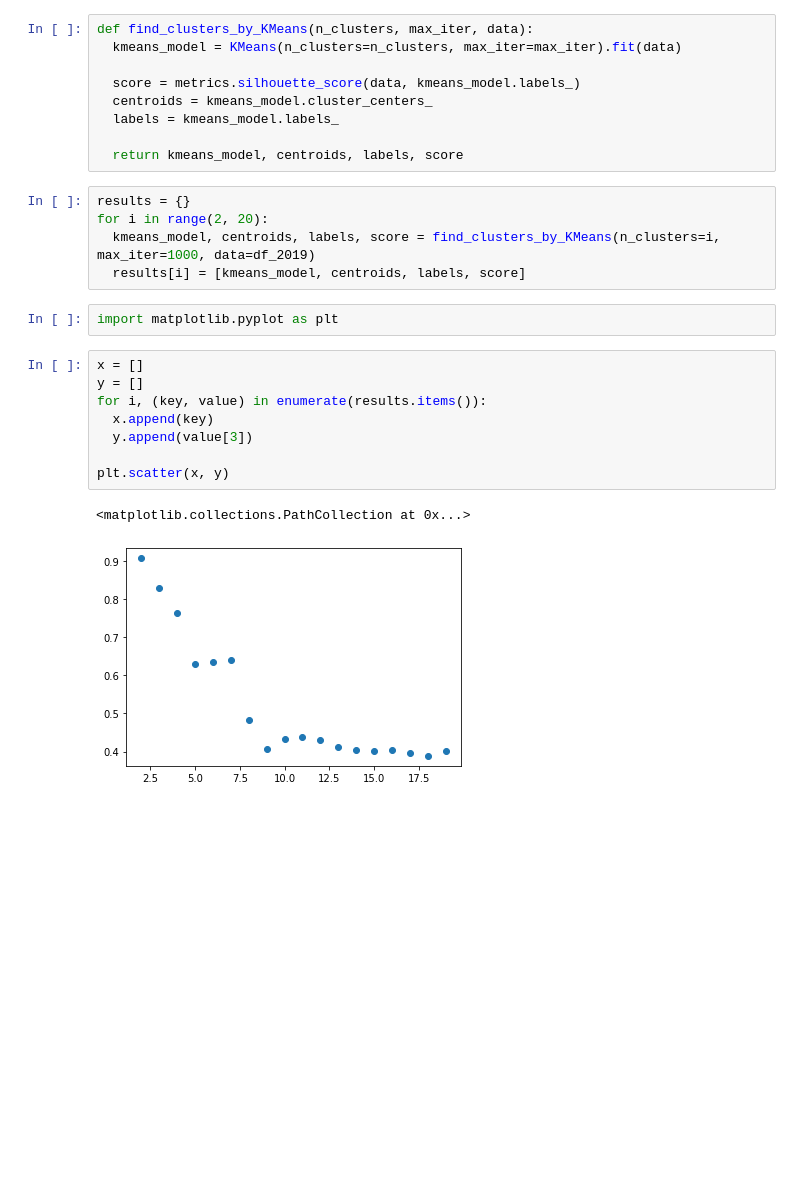
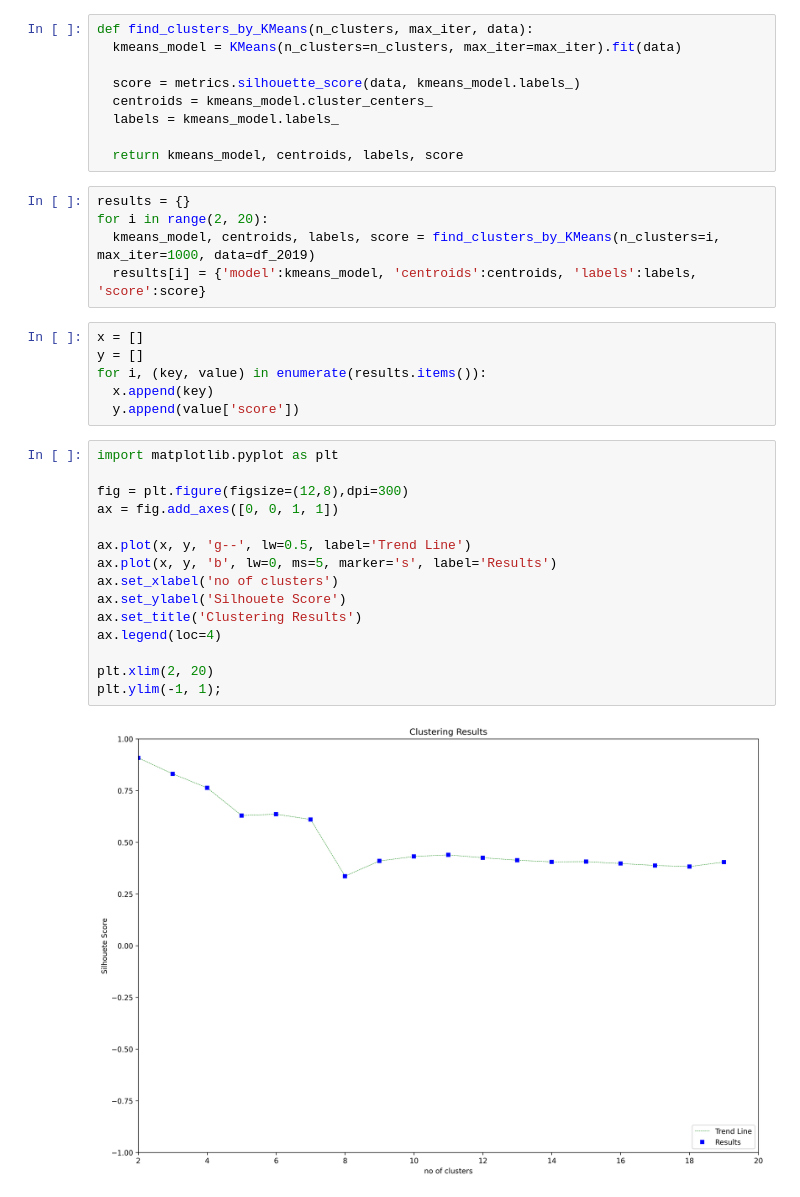
Before and after one commit to fernandoGitHub/ML_Projects, a Jupyter notebook: UNDP_Demographics_Data/UNDP_Demographics_Data_Analysis-Part_03.ipynb, the cells around one changed output. Cells and saved outputs as stored; diff of their text form; blank space fills up the shorter version.

```diff
--- a/UNDP_Demographics_Data/UNDP_Demographics_Data_Analysis-Part_03.ipynb
+++ b/UNDP_Demographics_Data/UNDP_Demographics_Data_Analysis-Part_03.ipynb
@@ -248,17 +248,27 @@ def find_clusters_by_KMeans(n_clusters, max_iter, data):
 results = {}
 for i in range(2, 20):
   kmeans_model, centroids, labels, score = find_clusters_by_KMeans(n_clusters=i, max_iter=1000, data=df_2019)
-  results[i] = [kmeans_model, centroids, labels, score]
+  results[i] = {'model':kmeans_model, 'centroids':centroids, 'labels':labels, 'score':score}
-# %%
-import matplotlib.pyplot as plt
 # %%
 x = []
 y = []
 for i, (key, value) in enumerate(results.items()):
   x.append(key)
-  y.append(value[3])
-
-plt.scatter(x, y)
+  y.append(value['score'])
-# %% [output]
-<matplotlib.collections.PathCollection at 0x...>
-[figure, removed]
+# %%
+import matplotlib.pyplot as plt
+
+fig = plt.figure(figsize=(12,8),dpi=300)
+ax = fig.add_axes([0, 0, 1, 1])
+
+ax.plot(x, y, 'g--', lw=0.5, label='Trend Line')
+ax.plot(x, y, 'b', lw=0, ms=5, marker='s', label='Results')
+ax.set_xlabel('no of clusters')
+ax.set_ylabel('Silhouete Score')
+ax.set_title('Clustering Results')
+ax.legend(loc=4)
+
+plt.xlim(2, 20)
+plt.ylim(-1, 1);
+# %% [output]
+[figure, added]
```
Also changed, not shown: parts of 9 cells of this notebook.
